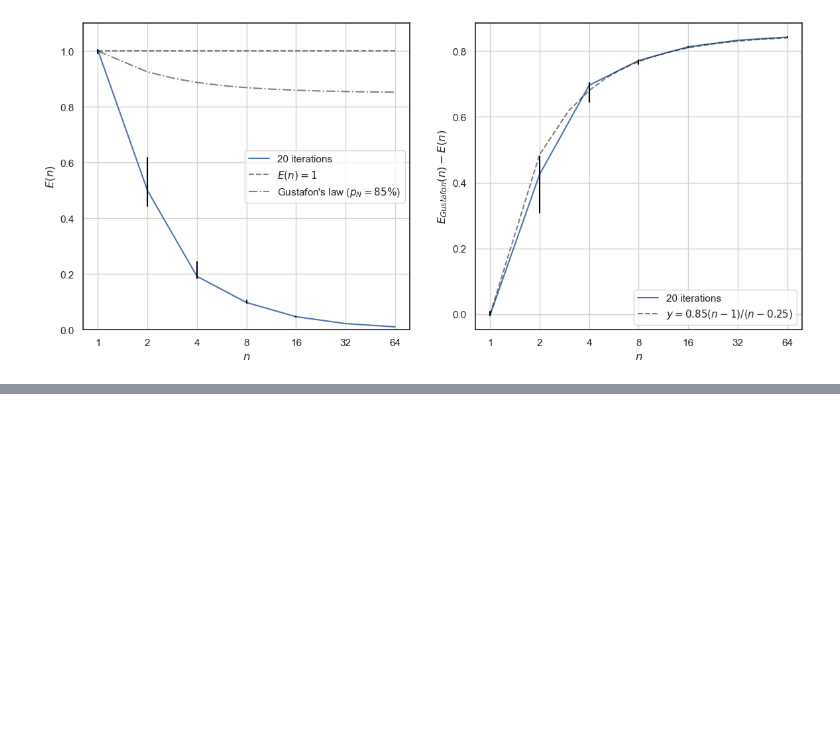
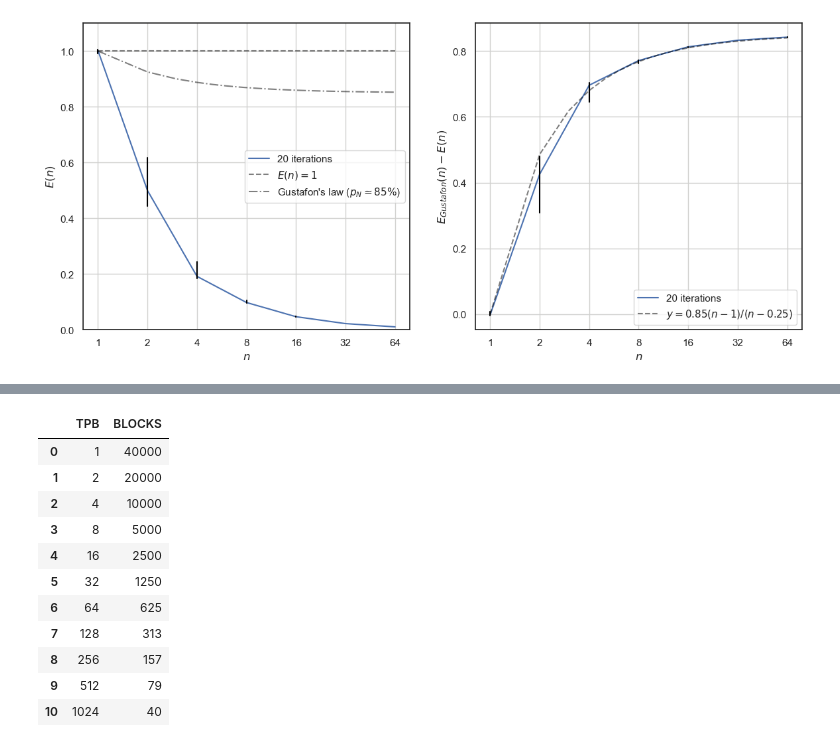
Before and after one commit to sprmsv/HPC-NBody, a Jupyter notebook: visualizations.ipynb, the cells around one changed output, grey strips where cells are left out. Cells and saved outputs as stored; diff of their text form; code cells hidden in the pictures; blank space fills up the shorter version.

```diff
--- a/visualizations.ipynb
+++ b/visualizations.ipynb
@@ -228,0 +262,15 @@ axs[1].set(xlabel='$n$', ylabel='$E_{Gustafon}(n) - E(n)$');
+# %%
+gpuexps[['TPB', 'BLOCKS']].drop_duplicates()
+# %% [output]
+|  | TPB | BLOCKS |
+| 0 | 1 | 40000 |
+| 1 | 2 | 20000 |
+| 2 | 4 | 10000 |
+| 3 | 8 | 5000 |
+| 4 | 16 | 2500 |
+| 5 | 32 | 1250 |
+| 6 | 64 | 625 |
+| 7 | 128 | 313 |
+| 8 | 256 | 157 |
+| 9 | 512 | 79 |
+| 10 | 1024 | 40 |
```
Also changed, not shown: parts of 12 cells of this notebook, 6 other files.
